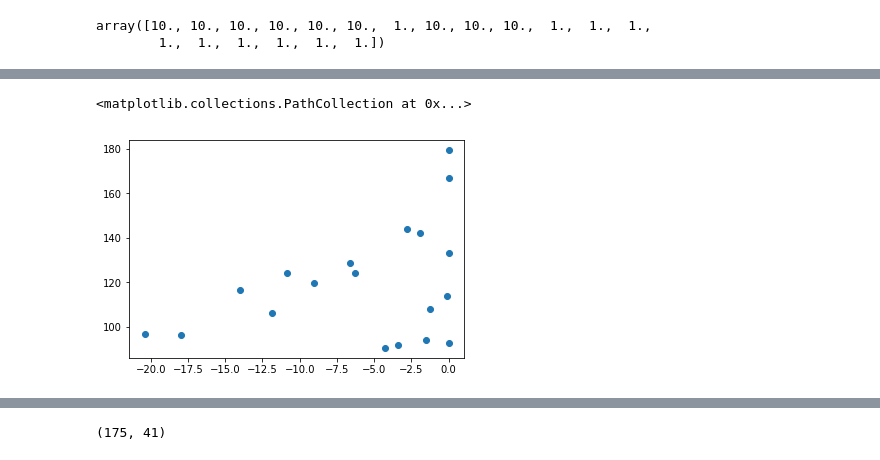
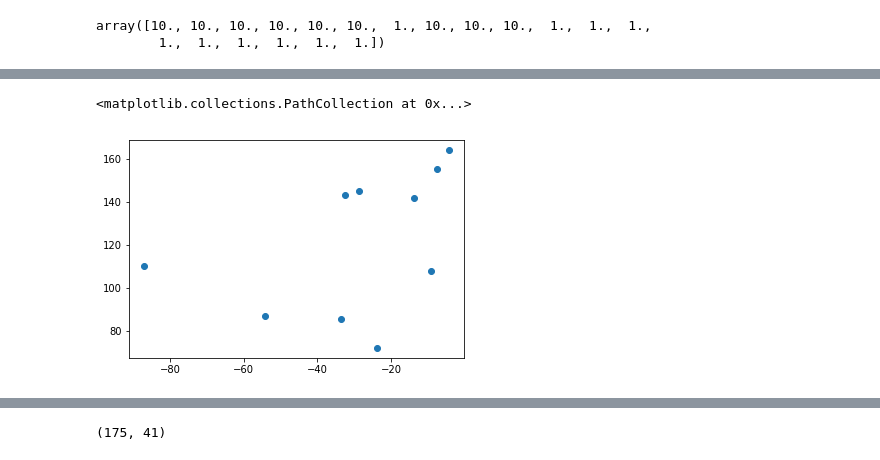
Before and after one commit to rykachevskiy/CRISPR, a Jupyter notebook: Investigations/Form + viz.ipynb, the cells around one changed output, grey strips where cells are left out. Cells and saved outputs as stored; diff of their text form; code cells hidden in the pictures.

```diff
--- a/Investigations/Form + viz.ipynb
+++ b/Investigations/Form + viz.ipynb
@@ -66,6 +67,6 @@ array([10., 10., 10., 10., 10., 10.,  1., 10., 10., 10.,  1.,  1.,  1.,
 # %%
 arrays_str = [rep + rep.join([n_to_cl[x] for x in arr]) + rep for arr in arrays]
 # %%
-for i, arr in enumerate(arrays):
-    with open("../../data/seqs/arr" + str(i), 'w') as f:
-        f.write(rep + rep.join([n_to_cl[x] for x in arr]) + rep)
+# for i, arr in enumerate(arrays):
+#     with open("../../data/seqs/arr" + str(i), 'w') as f:
+#         f.write(rep + rep.join([n_to_cl[x] for x in arr]) + rep)
@@ -71,0 +111,9 @@ for i, arr in enumerate(arrays):
+# %%
+def save_dataset(dataset, save_path):
+    if not os.path.exists(save_path):
+        os.makedirs(save_path)
+    with open(save_path + "/X_nuc", 'w') as f:
+        f.write("\n".join(dataset[0]))
+    with open(save_path + "/X_struct", 'w') as f:
+        f.writelines("\n".join(dataset[1]))
+    np.save(save_path + "/Y", dataset[2])
@@ -71,0 +126,4 @@ for i, arr in enumerate(arrays):
+# %%
+for i in [55, 60,65,70,75]:
+    path = "../../data/seqs/answs_" + str(i) + "/"
+    save_dataset(prepare_dataset_from_path(path), "../../data/struct_datasets/" + str(i))
@@ -74,16 +152,20 @@ secondary = [0 for i in range(len(arrays))]
 energy = [0 for i in range(len(arrays))]
 # %%
 import os
-for f in os.listdir("../../data/seqs/answs/"):
+path = "../../data/seqs/answs_60/"
+for f in os.listdir(path):
     pos = int(f[3:])
-    secondary[pos] = [x[:-1] for x in open("../../data/seqs/answs/" + f).readlines()][1].split(" ")[0]
-    energy[pos] = float([x[:-1] for x in open("../../data/seqs/answs/" + f)
+    secondary[pos] = [x[:-1] for x in open(path + f).readlines()][1].split(" ")[0]
+    energy[pos] = float([x[:-1] for x in open(path + f)
                          .readlines()][1].split(" ")[-1].translate({ord(')'):None,ord('('):None}))
+
+energy = np.array(energy)
 # %%
-plt.scatter(energy, [np.mean(x) for x in arrays])
-#plt.scatter(energy, [np.median(x) for x in arrays])
+mask = arrays_m == 1
+#plt.scatter(energy, [np.mean(x) for x in arrays])
+plt.scatter(energy[mask], [np.median(x) for x in np.array(arrays)[mask]])
 # plt.scatter(energy, [np.max(x) for x in arrays])
 # plt.scatter(energy, [np.min(x) for x in arrays])
 # %% [output]
 <matplotlib.collections.PathCollection at 0x...>
-[figure, old version]
+[figure, new version]
```
Also changed, not shown: parts of 13 cells of this notebook, 1 other file.
